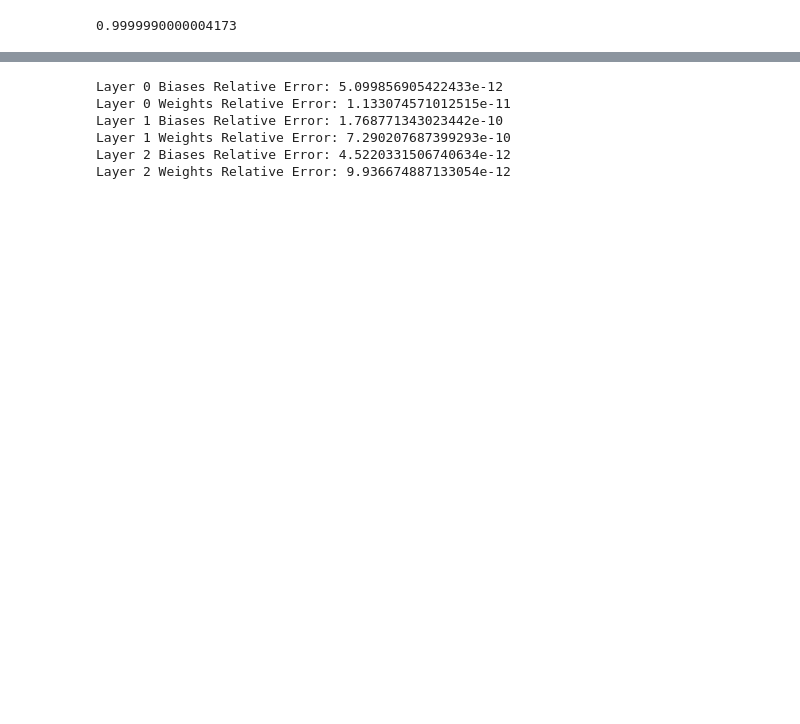
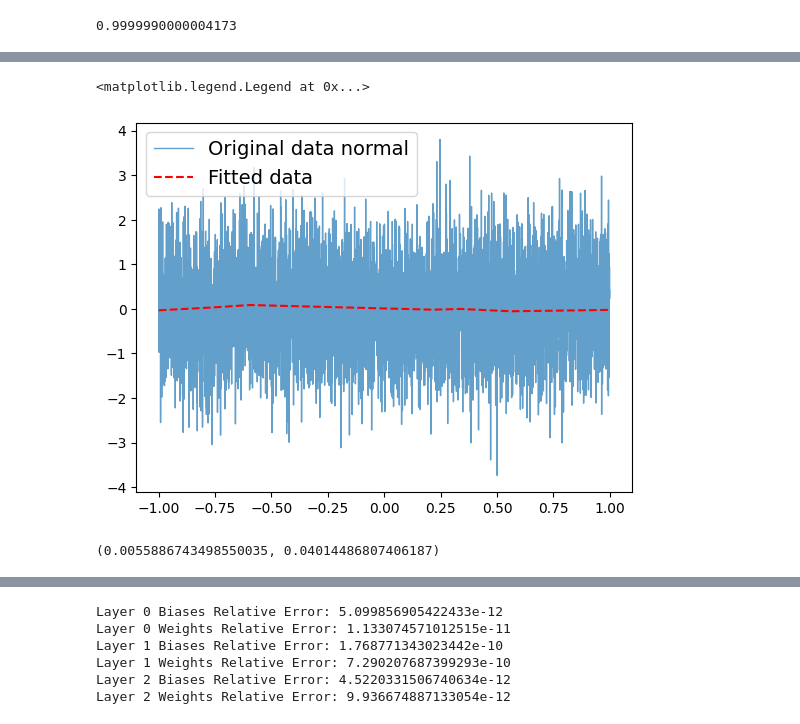
Before and after one commit to strojanski/ML-DS-I, a Jupyter notebook: hw4 - neural nets/visualize.ipynb, the cells around one changed output, grey strips where cells are left out. Saved outputs shown, nothing was run; the diff lists cells and outputs as text; code cells hidden in the pictures; blank space fills up the shorter version.

```diff
--- a/hw4 - neural nets/visualize.ipynb
+++ b/hw4 - neural nets/visualize.ipynb
@@ -38,0 +43,15 @@ plt.legend(fontsize=14, loc="upper left")
+# %%
+y_pred = np.load("reg.npy")
+np.random.seed(0)
+X = np.linspace(-1, 1, 5000).reshape(-1, 1)
+y = np.random.normal(loc=0, scale=1, size=X.shape)
+plt.plot(X, y, label="Original data normal", linewidth=1, alpha=.7)
+plt.plot(X, y_pred, label="Fitted data", linestyle="--", c="r")
+plt.legend(fontsize=14, loc="upper left")
+# %% [output]
+<matplotlib.legend.Legend at 0x...>
+[figure, added]
+# %%
+np.mean(y_pred), np.std(y_pred)
+# %% [output]
+(0.0055886743498550035, 0.04014486807406187)
```
Also changed, not shown: parts of 9 cells of this notebook, 5 other files.
